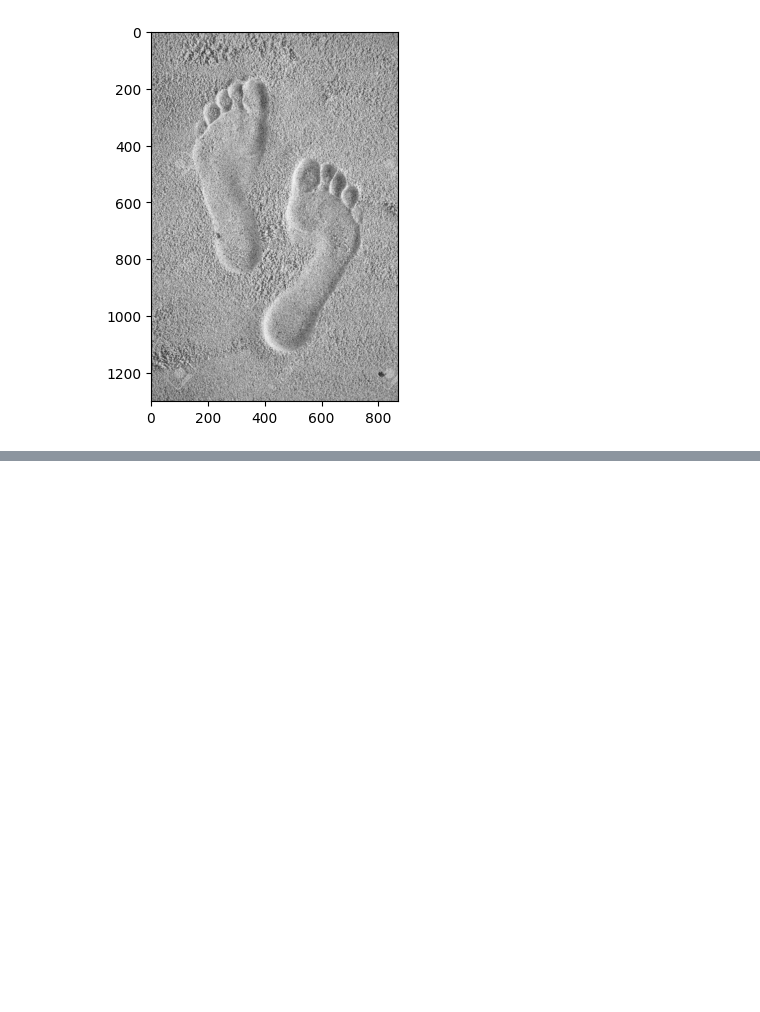
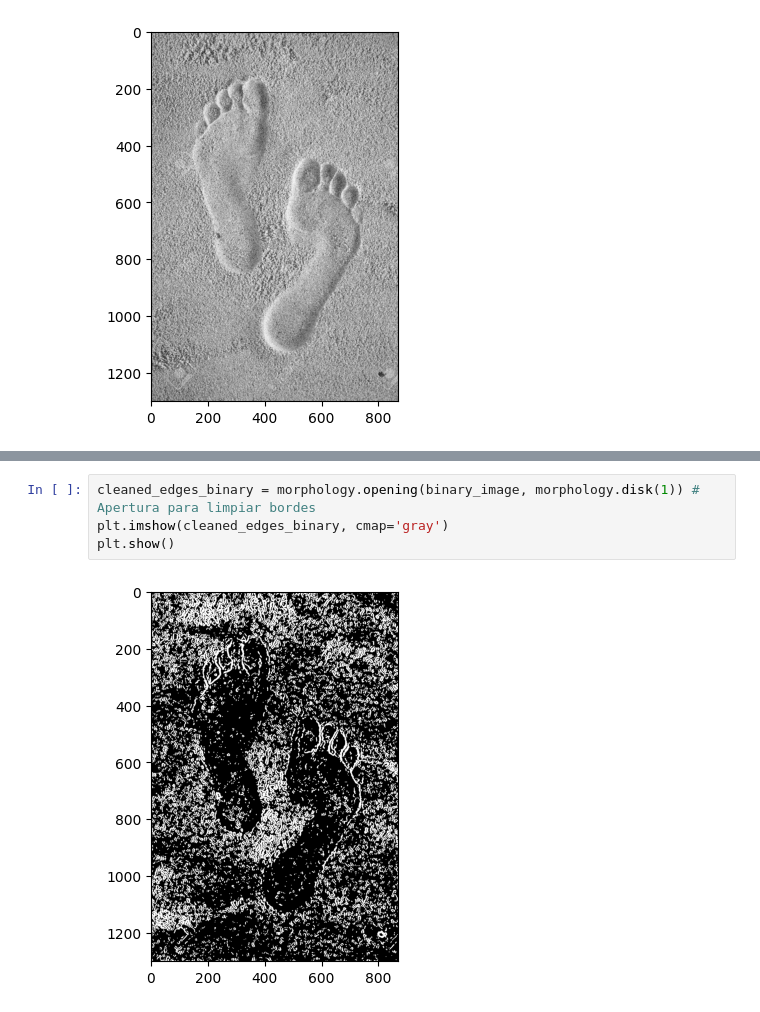
Before and after one commit to Tomaslopera/PDI, a Jupyter notebook: Proyecto.ipynb, the cells around one changed output, grey strips where cells are left out. Drawn from its saved outputs; the diff is of its cells as text; blank space fills up the shorter version.

```diff
--- a/Proyecto.ipynb
+++ b/Proyecto.ipynb
@@ -37,0 +49,6 @@ plt.show()
+# %%
+cleaned_edges_binary = morphology.opening(binary_image, morphology.disk(1)) # Apertura para limpiar bordes
+plt.imshow(cleaned_edges_binary, cmap='gray')
+plt.show()
+# %% [output]
+[figure, added]
```
Also changed, not shown: parts of 7 cells of this notebook.
